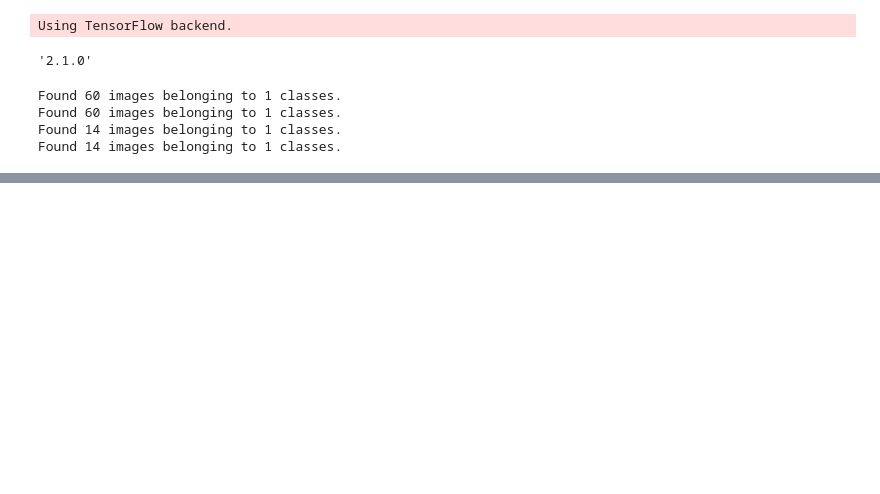
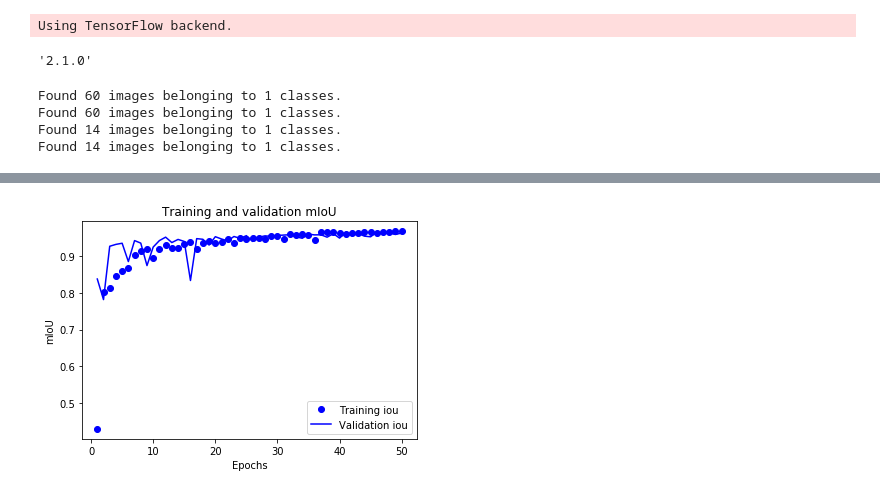
Before and after one commit to howard-scu/experimental_field_codebase, a Jupyter notebook: U-Net.ipynb, the cells around one changed output, grey strips where cells are left out. Cells and saved outputs as stored; diff of their text form; code cells hidden in the pictures; blank space fills up the shorter version.

```diff
--- a/U-Net.ipynb
+++ b/U-Net.ipynb
@@ -223,0 +273,4 @@ plt.show()
+# %%
+miou_plot(history)
+# %% [output]
+[figure, added]
```
Also changed, not shown: parts of 6 cells of this notebook.
